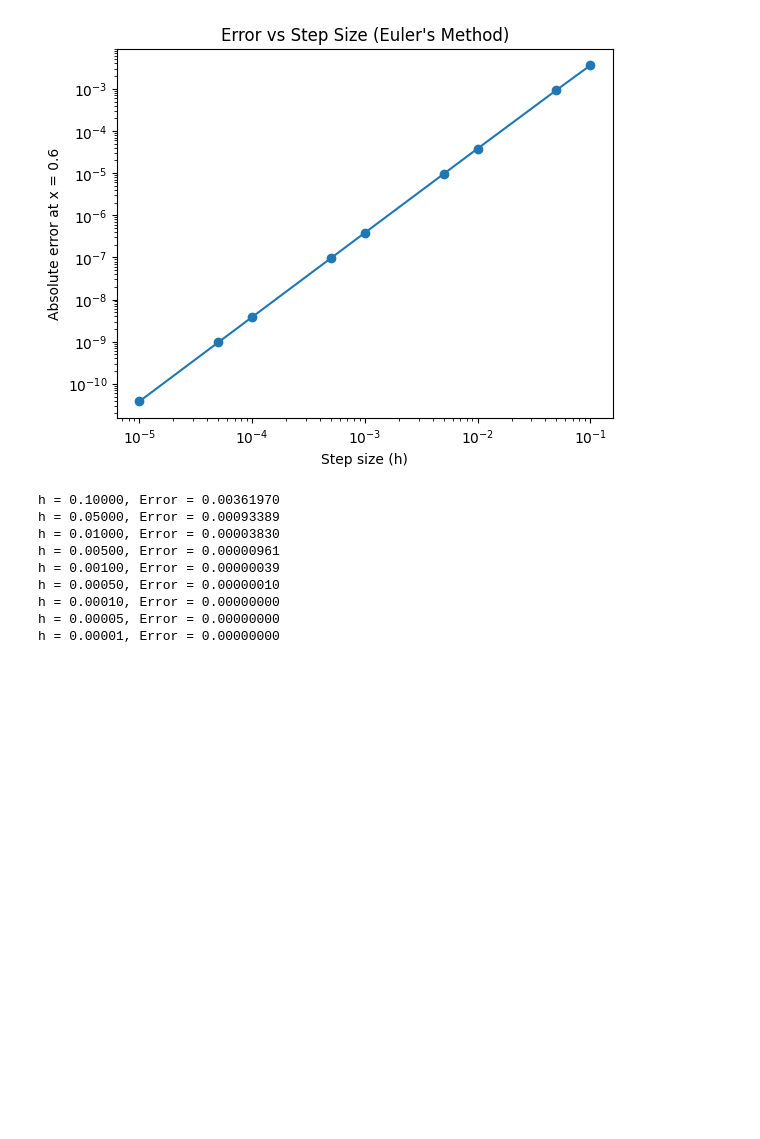
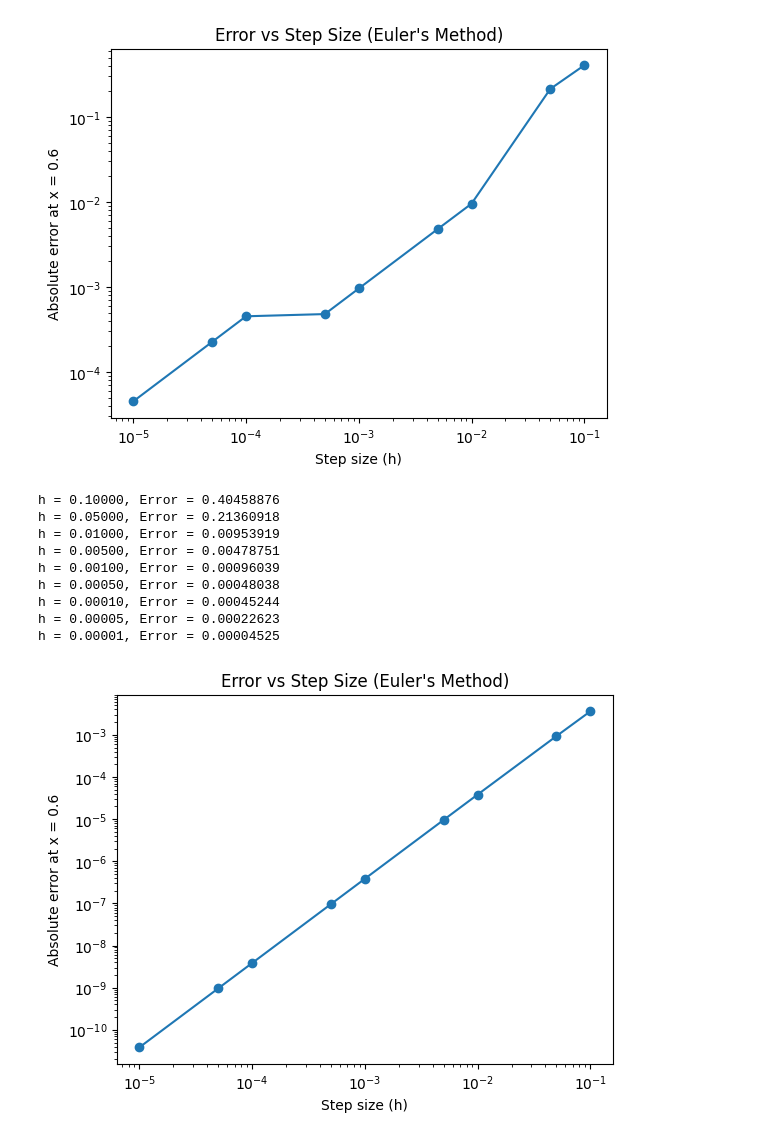
Before and after one commit to astroartics/Numerical_Analysis, a Jupyter notebook: Sem_3/ODE.ipynb, the cells around one changed output. Drawn from its saved outputs; the diff is of its cells as text; code cells hidden in the pictures; blank space fills up the shorter version.

```diff
--- a/Sem_3/ODE.ipynb
+++ b/Sem_3/ODE.ipynb
@@ -12,13 +12,13 @@ class ODE:
         self.y0 = y0
 
     def f_ode(self, x_point, y_point):
-        # return (x_point + y_point)
-        return (y_point + np.cos(x_point))
+        # return (x_point + y_point)  # Test euler
+        return (y_point + np.cos(x_point))  # Test modified euler
 
     # Analytical Solution
     def f_actual(self, x_point):
-        # return (2 * np.exp(x_point) - x_point - 1)
-        return ((3.0 / 2.0) * np.exp(x_point)) + ((1.0 / 2.0) * (np.sin(x_point) - np.cos(x_point)))
+        # return (2 * np.exp(x_point) - x_point - 1)  # Test euler
+        return ((3.0 / 2.0) * np.exp(x_point)) + ((1.0 / 2.0) * (np.sin(x_point) - np.cos(x_point)))  # Test modified euler
 
     # -------------------------------------------------------
 
@@ -52,6 +52,11 @@ class ODE:
 
     # -------------------------------------------------------
 
+    def rk4(self, h):
+
+
+    # -------------------------------------------------------
+
     def compare_error(self, method = "Eulers"):
         h_values = [0.1, 0.05, 0.01, 0.005, 0.001, 0.0005, 0.0001, 0.00005, 0.00001]
         errors = []
@@ -75,18 +80,19 @@ class ODE:
             print(f"h = {h_val:.5f}, Error = {err:.8f}")
 # %%
 ode_obj = ODE(0.0, 0.6, 1)
-# ode_obj.compare_error("Eulers")
+ode_obj.compare_error("Eulers")
 
 ode_obj.modified_euler_method(0.2)
 ode_obj.compare_error("Modified_Eulers")
 # %% [output]
-[figure, old version]
+[figure, new version]
-h = 0.10000, Error = 0.00361970
-h = 0.05000, Error = 0.00093389
-h = 0.01000, Error = 0.00003830
-h = 0.00500, Error = 0.00000961
-h = 0.00100, Error = 0.00000039
-h = 0.00050, Error = 0.00000010
-h = 0.00010, Error = 0.00000000
-h = 0.00005, Error = 0.00000000
-h = 0.00001, Error = 0.00000000
+h = 0.10000, Error = 0.40458876
+h = 0.05000, Error = 0.21360918
+h = 0.01000, Error = 0.00953919
+h = 0.00500, Error = 0.00478751
+h = 0.00100, Error = 0.00096039
+h = 0.00050, Error = 0.00048038
+h = 0.00010, Error = 0.00045244
+h = 0.00005, Error = 0.00022623
+h = 0.00001, Error = 0.00004525
+[figure, added]
```
Also changed, not shown: parts of 1 cell of this notebook.
